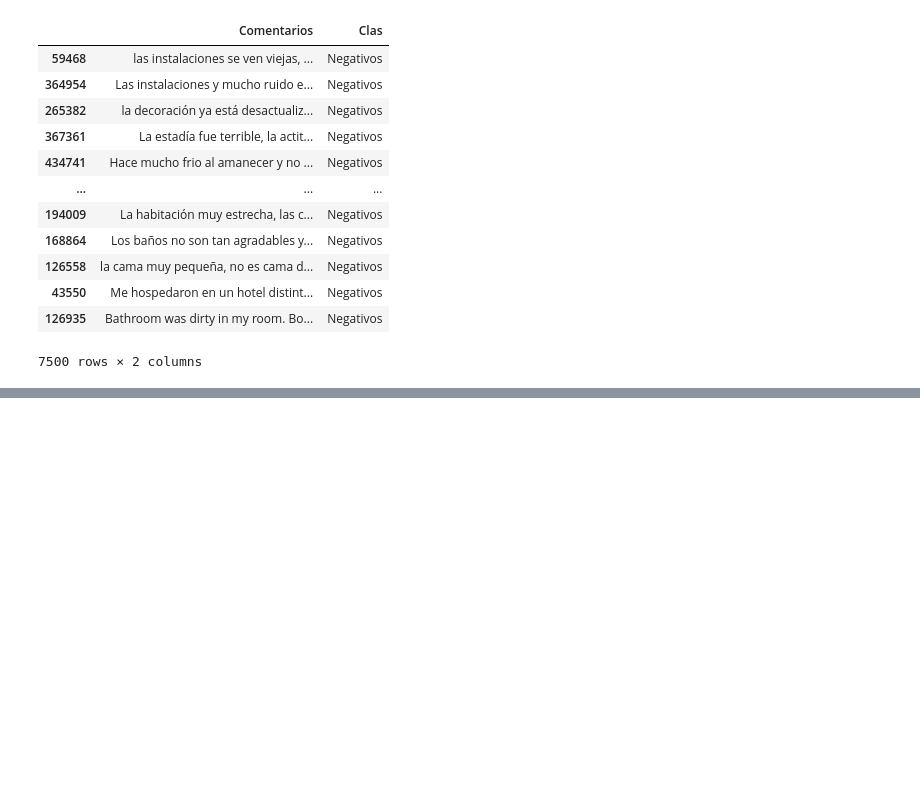
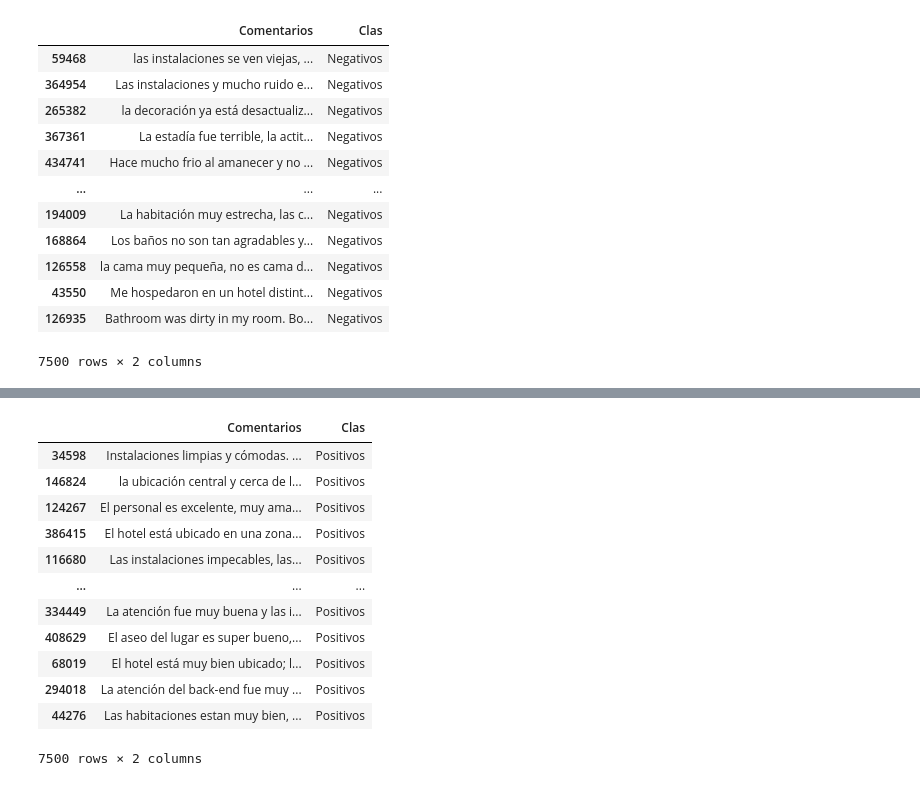
Before and after one commit to Izainea/nlp_ean, a Jupyter notebook: Cuadernos/Auxiliares/1.1 Preprocesamiento Texto MPP.ipynb, the cells around one changed output, grey strips where cells are left out. Cells and saved outputs as stored; diff of their text form; code cells hidden in the pictures; blank space fills up the shorter version.

Commit message:
[Positivos]

```diff
--- a/Cuadernos/Auxiliares/1.1 Preprocesamiento Texto MPP.ipynb
+++ b/Cuadernos/Auxiliares/1.1 Preprocesamiento Texto MPP.ipynb
@@ -1220,0 +1222,5 @@ dtype: int64
+# %%
+DF_inicial=DF[DF['Calificación']>=9]
+
+DF_inicial=DF_inicial[DF_inicial['País'].isin(['Colombia'])]['Cosas Positivas']
+DF_inicial=DF_inicial[DF_inicial.fillna('').apply(len)>60].sample(7500)
@@ -1220,0 +1242,21 @@ dtype: int64
+# %%
+DF_Final_2=pd.DataFrame()
+
+DF_Final_2['Comentarios']=DF_inicial
+DF_Final_2['Clas']='Positivos'
+# %%
+DF_Final_2
+# %% [output]
+|  | Comentarios | Clas |
+| 34598 | Instalaciones limpias y cómodas. ... | Positivos |
+| 146824 | la ubicación central y cerca de l... | Positivos |
+| 124267 | El personal es excelente, muy ama... | Positivos |
+| 386415 | El hotel está ubicado en una zona... | Positivos |
+| 116680 | Las instalaciones impecables, las... | Positivos |
+| ... | ... | ... |
+| 334449 | La atención fue muy buena y las i... | Positivos |
+| 408629 | El aseo del lugar es super bueno,... | Positivos |
+| 68019 | El hotel está muy bien ubicado; l... | Positivos |
+| 294018 | La atención del back-end fue muy ... | Positivos |
+| 44276 | Las habitaciones estan muy bien, ... | Positivos |
+7500 rows × 2 columns
```
Also changed, not shown: parts of 7 cells of this notebook.
